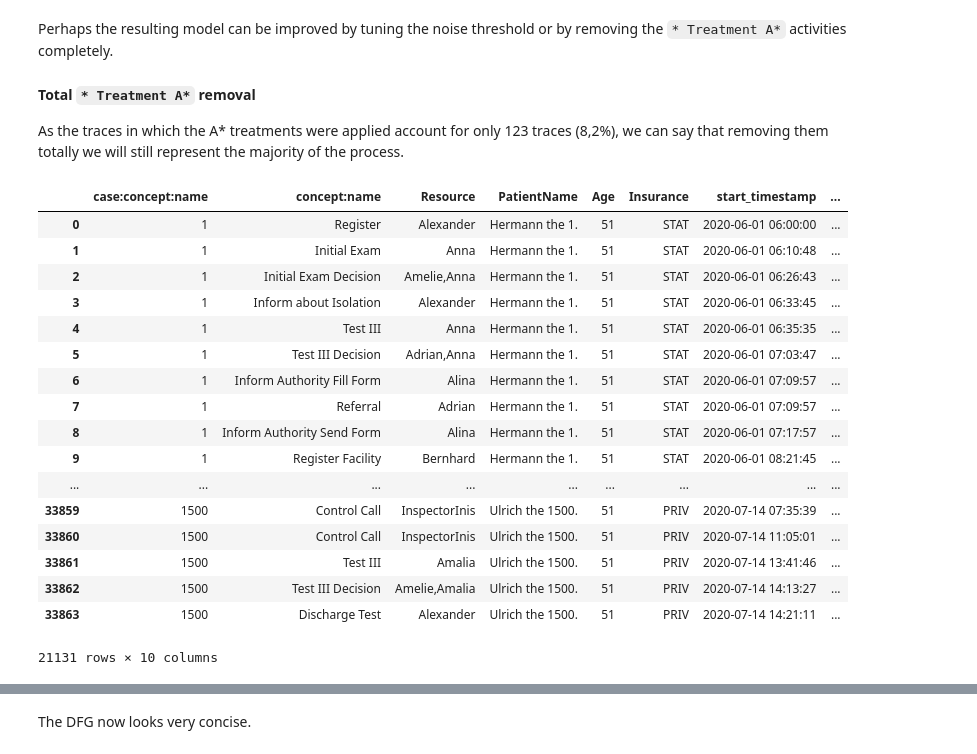
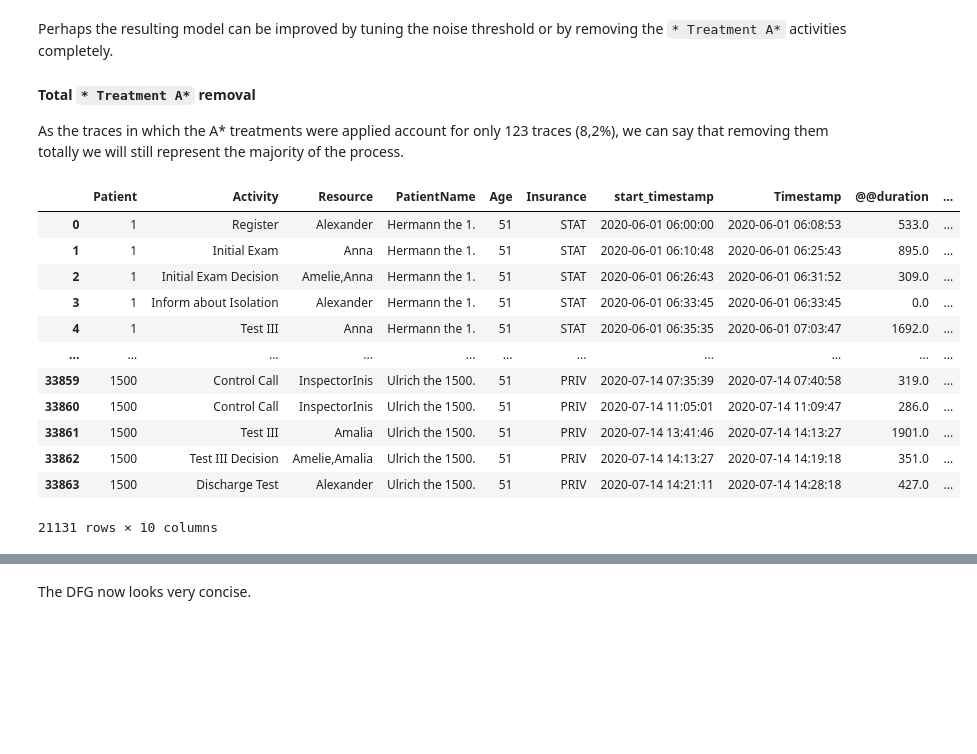
Before and after one commit to brunompacheco/APM-A1, a Jupyter notebook: notebooks/Q1_Inductive_Miner.ipynb, the cells around one changed output, grey strips where cells are left out. Saved outputs shown, nothing was run; the diff lists cells and outputs as text; code cells hidden in the pictures; blank space fills up the shorter version.

```diff
--- a/notebooks/Q1_Inductive_Miner.ipynb
+++ b/notebooks/Q1_Inductive_Miner.ipynb
@@ -19,7 +19,11 @@ data_path = os.path.join(PROJ_ROOT, 'data', 'log.csv')
 assert os.path.exists(data_path)
 
 # load csv and rename patieent and activity column
-df_log = pd.read_csv(data_path).rename(columns={"Patient":"case:concept:name", "Activity":"concept:name"})
+df_log = pd.read_csv(data_path)
+
+# convert timestamp columns to datetime friendly format
+df_log['Timestamp'] = pd.to_datetime(df_log['Timestamp'])
+df_log['start_timestamp'] = pd.to_datetime(df_log['start_timestamp'])
 
 df_log.head()
 # %% [output]
@@ -185,20 +194,20 @@ new_cc_name = 'Control Call (+)'
 split_on_activity = 'Test III'
 
 # get `Test III` moment
-df_log_test = df_log[df_log['concept:name'] == split_on_activity]
-split_timestamp = df_log_test.groupby('case:concept:name')['Timestamp'].first()
+df_log_test = df_log[df_log['Activity'] == split_on_activity]
+split_timestamp = df_log_test.groupby('Patient')['Timestamp'].first()
 
 # map timestamp to whole patient trace
 df_renaming = df_log.copy()
-df_renaming[split_on_activity + ' Timestamp'] = df_log['case:concept:name'].map(split_timestamp)
+df_renaming[split_on_activity + ' Timestamp'] = df_log['Patient'].map(split_timestamp)
 
 # renames `Control Call` activities that happen after `Test III`
-new_cc = df_renaming['concept:name'].str.replace('Control Call', new_cc_name)
-df_renaming['concept:name'] = new_cc.where(
+new_cc = df_renaming['Activity'].str.replace('Control Call', new_cc_name)
+df_renaming['Activity'] = new_cc.where(
     df_renaming['Timestamp'] > df_renaming[split_on_activity + ' Timestamp'],
-    df_renaming['concept:name']
+    df_renaming['Activity']
 )
-df_renaming['concept:name'].value_counts()
+df_renaming['Activity'].value_counts()
 # %% [output]
 Control Call                        5082
 Control Call (+)                    4872
@@ -243,5 +252,5 @@ Name: concept:name, dtype: int64
 # %%
-renamed_traces = df_renaming.groupby('case:concept:name')['concept:name'].apply(np.array)
+renamed_traces = df_renaming.groupby('Patient')['Activity'].apply(np.array)
 
 renamed_traces.sample(10).values
 # %% [output]
@@ -403,27 +413,22 @@ Perhaps the resulting model can be improved by tuning the noise threshold or by
 
 As the traces in which the A* treatments were applied account for only 123 traces (8,2%), we can say that removing them totally we will still represent the majority of the process.
 # %%
-df_no_A = df_renaming[~df_renaming['case:concept:name'].isin(treatment_A_traces.index)]
+df_no_A = df_renaming[~df_renaming['Patient'].isin(treatment_A_traces.index)]
 
 df_no_A
 # %% [output]
-|  | case:concept:name | concept:name | Resource | PatientName | Age | Insurance | start_timestamp | ... |
-| 0 | 1 | Register | Alexander | Hermann the 1. | 51 | STAT | 2020-06-01 06:00:00 | ... |
-| 1 | 1 | Initial Exam | Anna | Hermann the 1. | 51 | STAT | 2020-06-01 06:10:48 | ... |
-| 2 | 1 | Initial Exam Decision | Amelie,Anna | Hermann the 1. | 51 | STAT | 2020-06-01 06:26:43 | ... |
-| 3 | 1 | Inform about Isolation | Alexander | Hermann the 1. | 51 | STAT | 2020-06-01 06:33:45 | ... |
-| 4 | 1 | Test III | Anna | Hermann the 1. | 51 | STAT | 2020-06-01 06:35:35 | ... |
-| 5 | 1 | Test III Decision | Adrian,Anna | Hermann the 1. | 51 | STAT | 2020-06-01 07:03:47 | ... |
-| 6 | 1 | Inform Authority Fill Form | Alina | Hermann the 1. | 51 | STAT | 2020-06-01 07:09:57 | ... |
-| 7 | 1 | Referral | Adrian | Hermann the 1. | 51 | STAT | 2020-06-01 07:09:57 | ... |
-| 8 | 1 | Inform Authority Send Form | Alina | Hermann the 1. | 51 | STAT | 2020-06-01 07:17:57 | ... |
-| 9 | 1 | Register Facility | Bernhard | Hermann the 1. | 51 | STAT | 2020-06-01 08:21:45 | ... |
-| ... | ... | ... | ... | ... | ... | ... | ... | ... |
-| 33859 | 1500 | Control Call | InspectorInis | Ulrich the 1500. | 51 | PRIV | 2020-07-14 07:35:39 | ... |
-| 33860 | 1500 | Control Call | InspectorInis | Ulrich the 1500. | 51 | PRIV | 2020-07-14 11:05:01 | ... |
-| 33861 | 1500 | Test III | Amalia | Ulrich the 1500. | 51 | PRIV | 2020-07-14 13:41:46 | ... |
-| 33862 | 1500 | Test III Decision | Amelie,Amalia | Ulrich the 1500. | 51 | PRIV | 2020-07-14 14:13:27 | ... |
-| 33863 | 1500 | Discharge Test | Alexander | Ulrich the 1500. | 51 | PRIV | 2020-07-14 14:21:11 | ... |
+|  | Patient | Activity | Resource | PatientName | Age | Insurance | start_timestamp | Timestamp | @@duration | ... |
+| 0 | 1 | Register | Alexander | Hermann the 1. | 51 | STAT | 2020-06-01 06:00:00 | 2020-06-01 06:08:53 | 533.0 | ... |
+| 1 | 1 | Initial Exam | Anna | Hermann the 1. | 51 | STAT | 2020-06-01 06:10:48 | 2020-06-01 06:25:43 | 895.0 | ... |
+| 2 | 1 | Initial Exam Decision | Amelie,Anna | Hermann the 1. | 51 | STAT | 2020-06-01 06:26:43 | 2020-06-01 06:31:52 | 309.0 | ... |
+| 3 | 1 | Inform about Isolation | Alexander | Hermann the 1. | 51 | STAT | 2020-06-01 06:33:45 | 2020-06-01 06:33:45 | 0.0 | ... |
+| 4 | 1 | Test III | Anna | Hermann the 1. | 51 | STAT | 2020-06-01 06:35:35 | 2020-06-01 07:03:47 | 1692.0 | ... |
+| ... | ... | ... | ... | ... | ... | ... | ... | ... | ... | ... |
+| 33859 | 1500 | Control Call | InspectorInis | Ulrich the 1500. | 51 | PRIV | 2020-07-14 07:35:39 | 2020-07-14 07:40:58 | 319.0 | ... |
+| 33860 | 1500 | Control Call | InspectorInis | Ulrich the 1500. | 51 | PRIV | 2020-07-14 11:05:01 | 2020-07-14 11:09:47 | 286.0 | ... |
+| 33861 | 1500 | Test III | Amalia | Ulrich the 1500. | 51 | PRIV | 2020-07-14 13:41:46 | 2020-07-14 14:13:27 | 1901.0 | ... |
+| 33862 | 1500 | Test III Decision | Amelie,Amalia | Ulrich the 1500. | 51 | PRIV | 2020-07-14 14:13:27 | 2020-07-14 14:19:18 | 351.0 | ... |
+| 33863 | 1500 | Discharge Test | Alexander | Ulrich the 1500. | 51 | PRIV | 2020-07-14 14:21:11 | 2020-07-14 14:28:18 | 427.0 | ... |
 21131 rows × 10 columns
 # %%
 log_no_A = log_converter.apply(df_no_A, parameters=param_keys)
```
Also changed, not shown: parts of 37 cells of this notebook, 2 other files.
